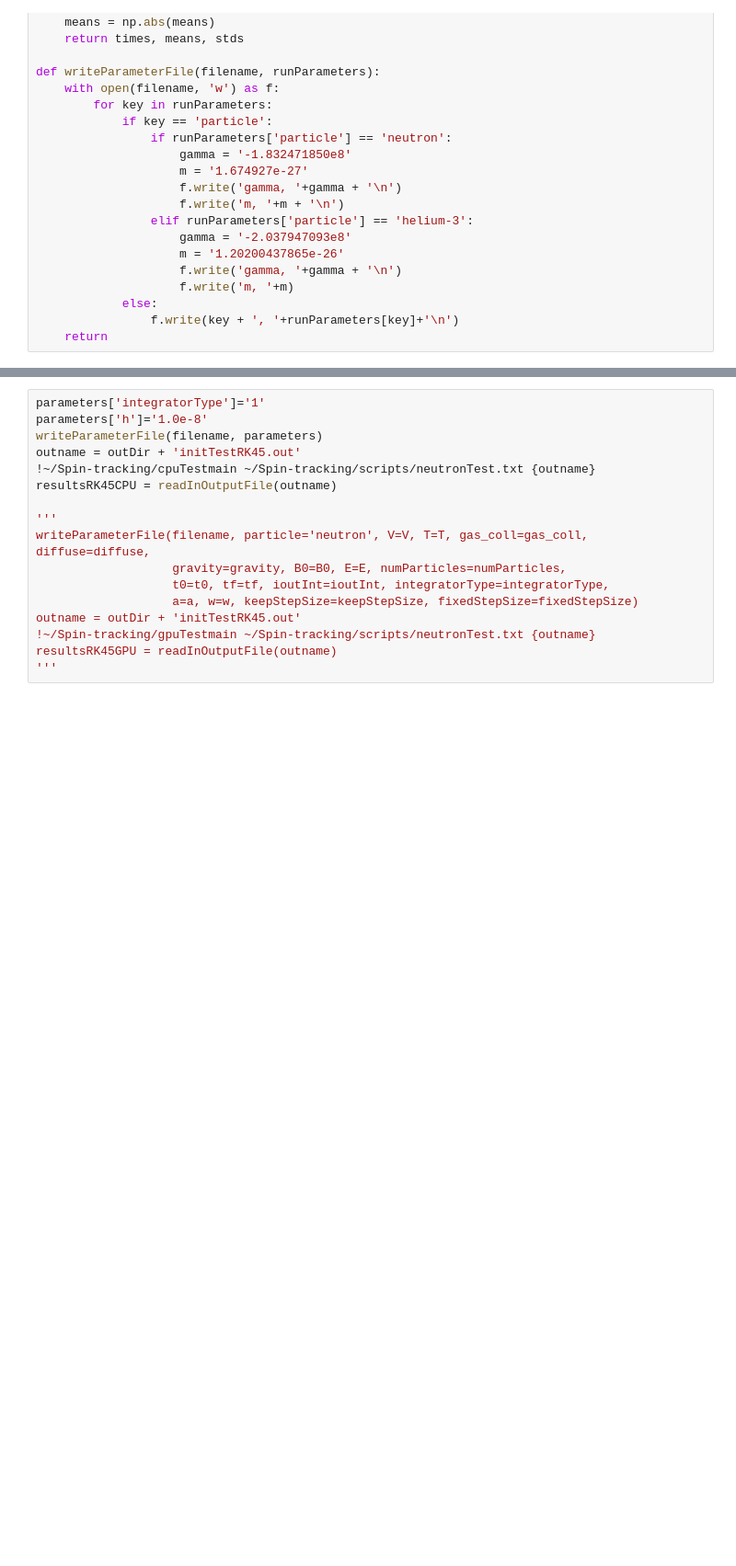
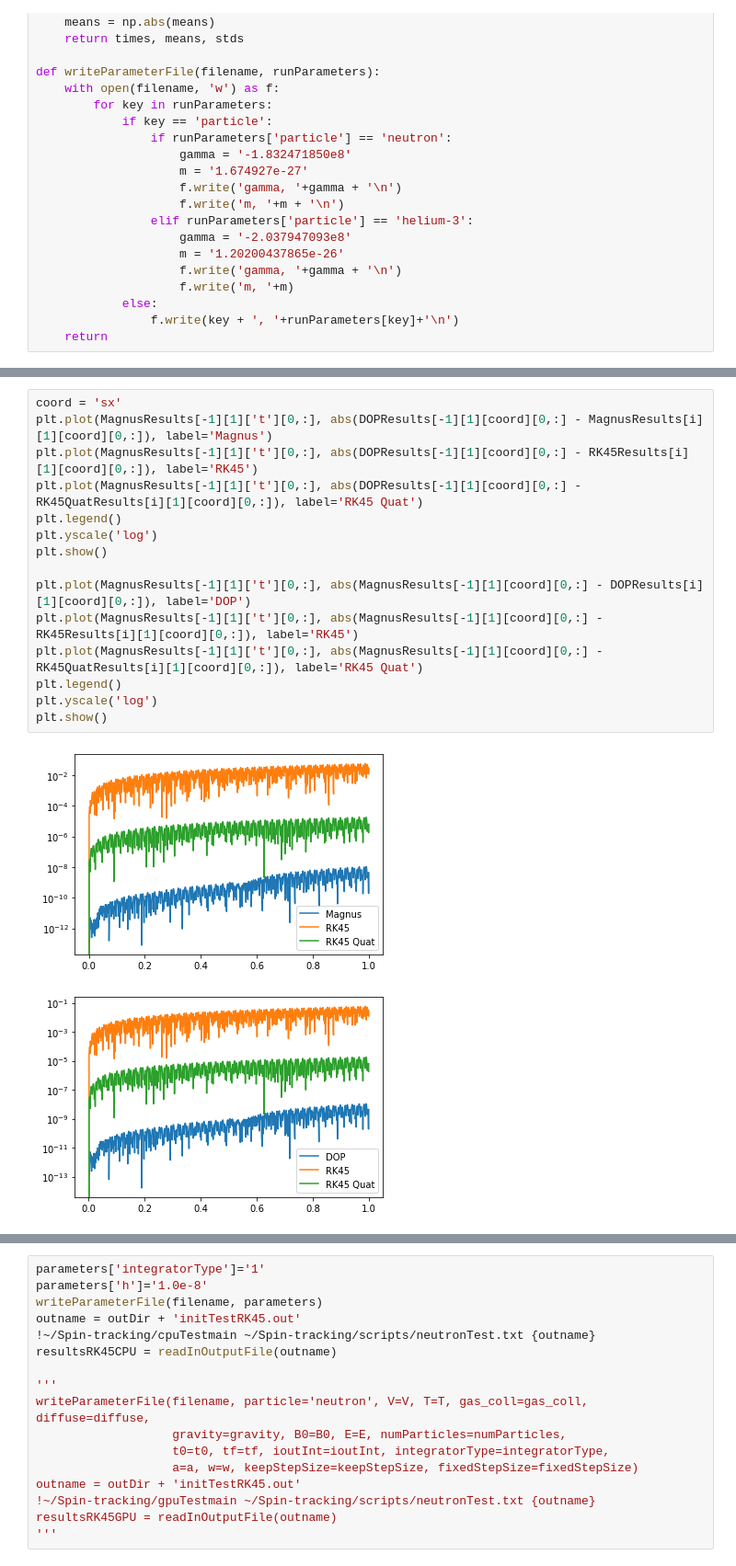
Before and after one commit to rtat-caltech/Spin-tracking, a Jupyter notebook: scripts/ValidatingSimulations.ipynb, the cells around one changed output, grey strips where cells are left out. Shown at 92% size. Cells and saved outputs as stored; diff of their text form; blank space fills up the shorter version.

```diff
--- a/scripts/ValidatingSimulations.ipynb
+++ b/scripts/ValidatingSimulations.ipynb
@@ -237,0 +377,18 @@ array([0.   , 0.001, 0.002, ..., 0.998, 0.999, 1.   ])
+# %%
+coord = 'sx'
+plt.plot(MagnusResults[-1][1]['t'][0,:], abs(DOPResults[-1][1][coord][0,:] - MagnusResults[i][1][coord][0,:]), label='Magnus')
+plt.plot(MagnusResults[-1][1]['t'][0,:], abs(DOPResults[-1][1][coord][0,:] - RK45Results[i][1][coord][0,:]), label='RK45')
+plt.plot(MagnusResults[-1][1]['t'][0,:], abs(DOPResults[-1][1][coord][0,:] - RK45QuatResults[i][1][coord][0,:]), label='RK45 Quat')
+plt.legend()
+plt.yscale('log')
+plt.show()
+
+plt.plot(MagnusResults[-1][1]['t'][0,:], abs(MagnusResults[-1][1][coord][0,:] - DOPResults[i][1][coord][0,:]), label='DOP')
+plt.plot(MagnusResults[-1][1]['t'][0,:], abs(MagnusResults[-1][1][coord][0,:] - RK45Results[i][1][coord][0,:]), label='RK45')
+plt.plot(MagnusResults[-1][1]['t'][0,:], abs(MagnusResults[-1][1][coord][0,:] - RK45QuatResults[i][1][coord][0,:]), label='RK45 Quat')
+plt.legend()
+plt.yscale('log')
+plt.show()
+# %% [output]
+[figure, added]
+[figure, added]
```
Also changed, not shown: parts of 11 cells of this notebook, 21 other files.
